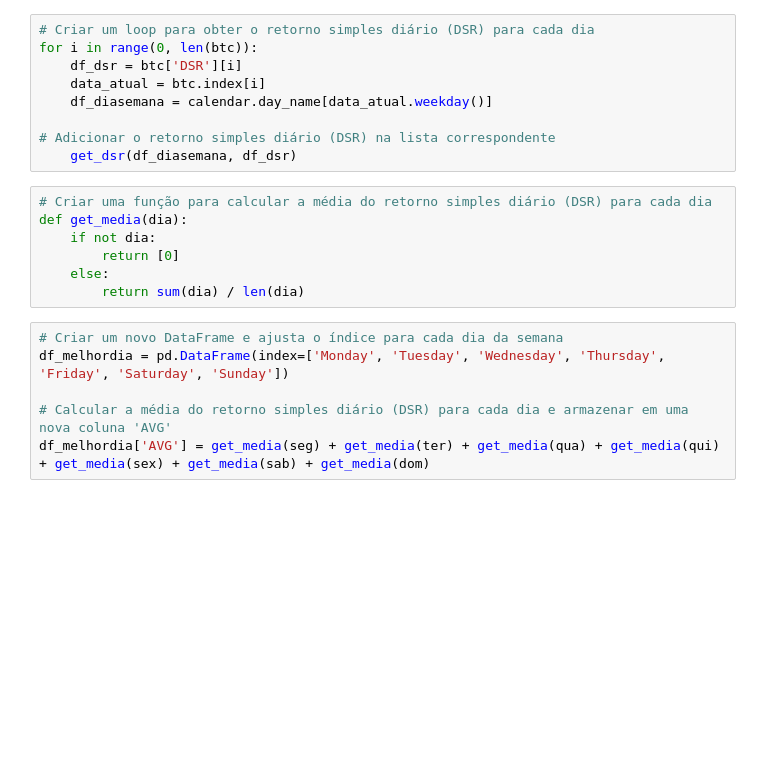
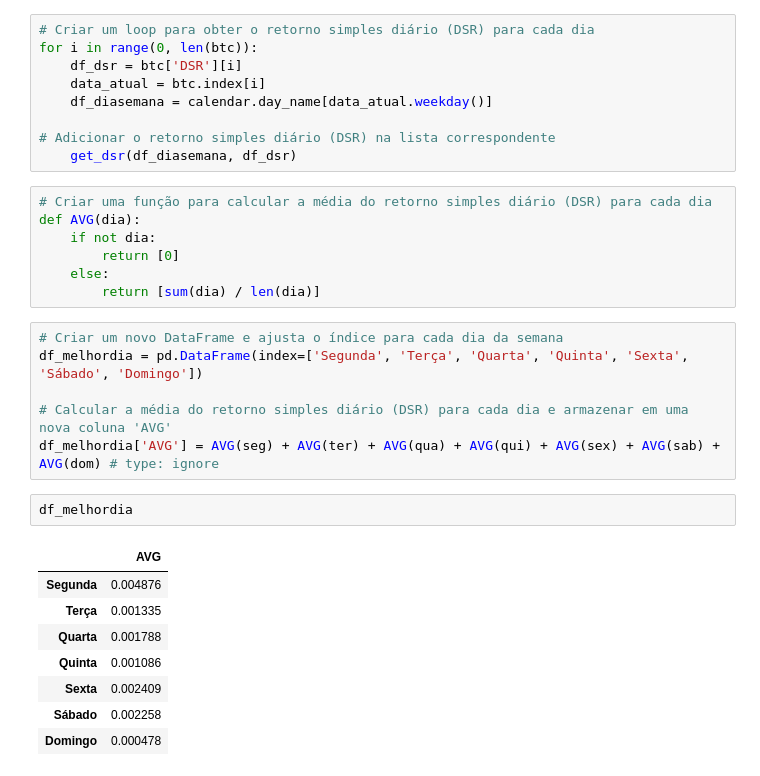
Before and after one commit to FelipeSeleme/melhor_dia_para_investir, a Jupyter notebook: melhordia.ipynb, the cells around one changed output. Drawn from its saved outputs; the diff is of its cells as text; blank space fills up the shorter version.

```diff
--- a/melhordia.ipynb
+++ b/melhordia.ipynb
@@ -93,14 +93,25 @@ for i in range(0, len(btc)):
     get_dsr(df_diasemana, df_dsr)
 # %%
 # Criar uma função para calcular a média do retorno simples diário (DSR) para cada dia
-def get_media(dia):
+def AVG(dia):
     if not dia:
         return [0]
     else:
-        return sum(dia) / len(dia)
+        return [sum(dia) / len(dia)]
 # %%
 # Criar um novo DataFrame e ajusta o índice para cada dia da semana
-df_melhordia = pd.DataFrame(index=['Monday', 'Tuesday', 'Wednesday', 'Thursday', 'Friday', 'Saturday', 'Sunday'])
+df_melhordia = pd.DataFrame(index=['Segunda', 'Terça', 'Quarta', 'Quinta', 'Sexta', 'Sábado', 'Domingo'])
 
 # Calcular a média do retorno simples diário (DSR) para cada dia e armazenar em uma nova coluna 'AVG'
-df_melhordia['AVG'] = get_media(seg) + get_media(ter) + get_media(qua) + get_media(qui) + get_media(sex) + get_media(sab) + get_media(dom)
+df_melhordia['AVG'] = AVG(seg) + AVG(ter) + AVG(qua) + AVG(qui) + AVG(sex) + AVG(sab) + AVG(dom) # type: ignore
+# %%
+df_melhordia
+# %% [output]
+|  | AVG |
+| Segunda | 0.004876 |
+| Terça | 0.001335 |
+| Quarta | 0.001788 |
+| Quinta | 0.001086 |
+| Sexta | 0.002409 |
+| Sábado | 0.002258 |
+| Domingo | 0.000478 |
```
Also changed, not shown: parts of 4 cells of this notebook.
